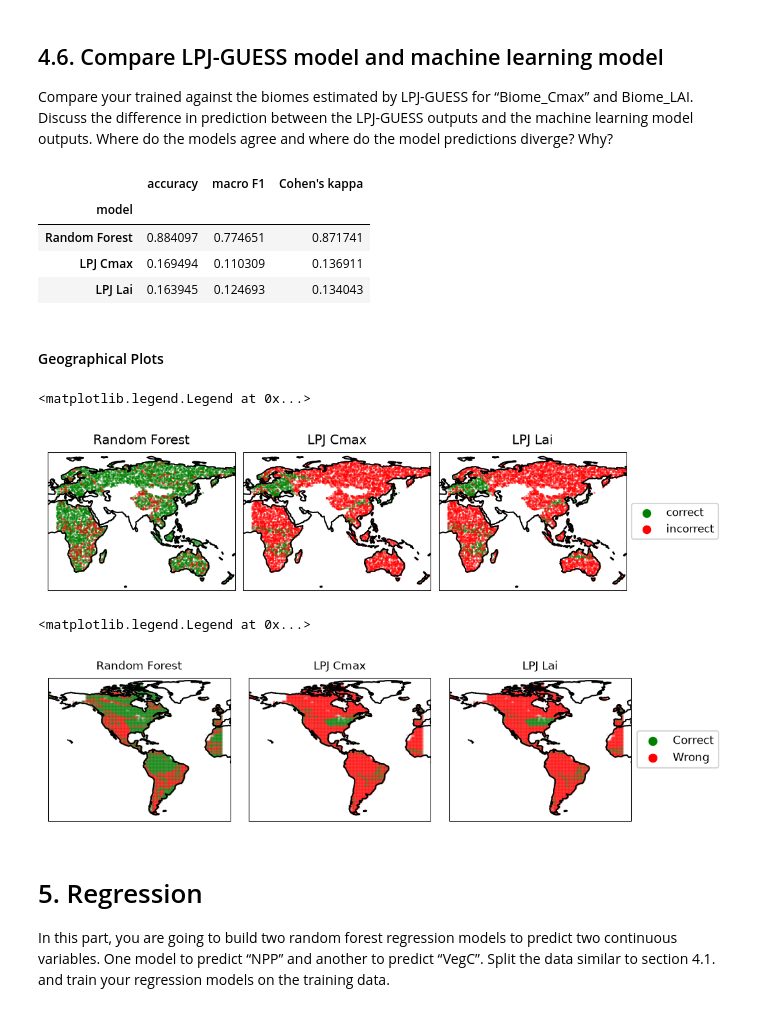
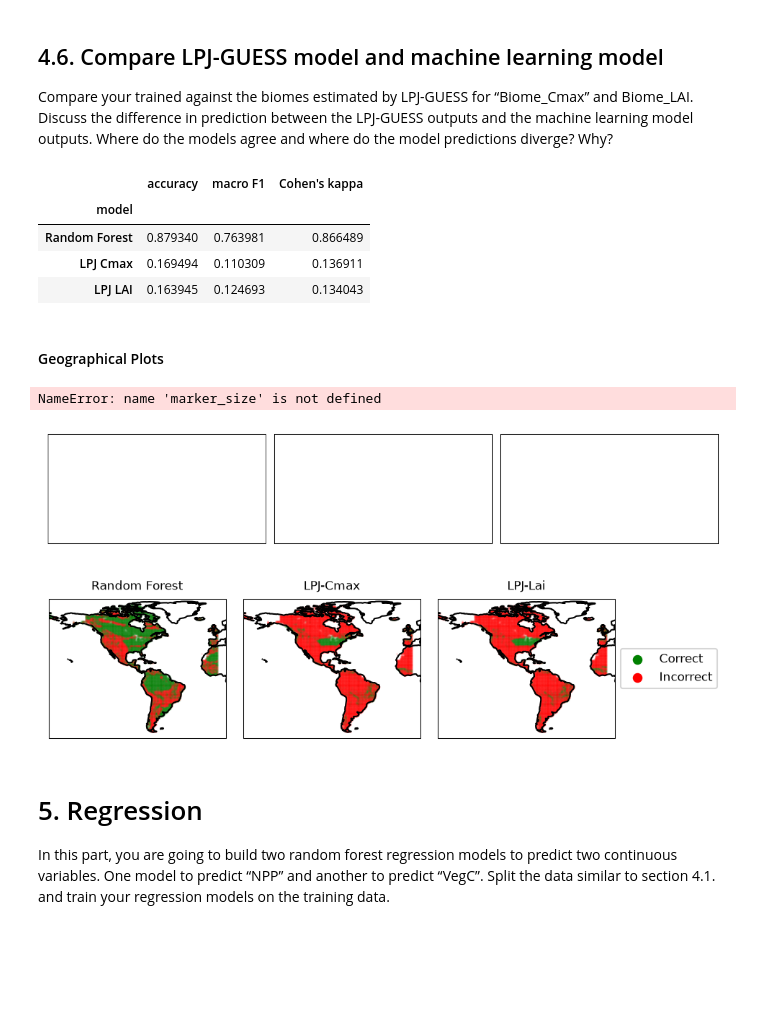
Before and after one commit to AndreaRaaschou/BERN01, a Jupyter notebook: biome_project/Hugo/rewrite.ipynb, the cells around one changed output. Drawn from its saved outputs; the diff is of its cells as text; code cells hidden in the pictures; blank space fills up the shorter version.

```diff
--- a/biome_project/Hugo/rewrite.ipynb
+++ b/biome_project/Hugo/rewrite.ipynb
@@ -655,6 +654,6 @@ display(pd.DataFrame(metrics_multi).set_index("model"))
 # %%
 # plot confusion matrices for tuned model on east and west test sets
-fig, ax = plt.subplots(1, 2, figsize=(6, 3.5), sharey=True, layout="constrained", dpi=150)
+fig, ax = plt.subplots(1, 2, figsize=(5.25, 2.85), sharey=True, layout="constrained", dpi=150)
 
 target_names_east = [biome_names[i-1] for i in set(y_test)]
 target_names_west = [biome_names[i-1] for i in set(y_west)]
@@ -663,7 +662,7 @@ assert target_names_east == target_names_west, "Target names for east and west t
 target_names = target_names_east  # Use the same target names for both confusion matrices
 
 # shorten target names if they are too long
-target_names = [name if len(name) <= 10 else name[:10] + "." for name in target_names]
+target_names = [name if len(name) <= 8 else name[:8] + "." for name in target_names]
 
 ConfusionMatrixDisplay.from_estimator(
     multi_class_tuned, X_test, y_test, display_labels=target_names, cmap=plt.cm.Blues, normalize='true', ax=ax[0], colorbar=False, include_values=False)
@@ -685,8 +684,8 @@ for axis in ax:
         axis.axhline(i - 0.5, color='black', linewidth=0.5, alpha=0.2)
         axis.axvline(i - 0.5, color='black', linewidth=0.5, alpha=0.2)
 
-ax[0].set_title("East Test Set");
-ax[1].set_title("West Test Set");
+ax[0].set_title("East Test Set", fontsize=8);
+ax[1].set_title("West Test Set", fontsize=8);
 
 plt.savefig(FIG_DIR + "multi_class_confusion_matrices.pdf", bbox_inches='tight')
 plt.show()
@@ -794,7 +793,7 @@ test_df = east_df[idx_test]
 obs = y_test
 preds = {"Random Forest": multi_class_tuned.predict(X_test),
         "LPJ Cmax": test_df["Biome_Cmax_lpj"].cast(pl.Int32).to_numpy(),
-        "LPJ Lai": test_df["Biome_LAI_lpj"].cast(pl.Int32).to_numpy()}
+        "LPJ LAI": test_df["Biome_LAI_lpj"].cast(pl.Int32).to_numpy()}
 
 # Evaluate the models and store the metrics in a list of dictionaries
 metrics_comp = []
@@ -807,9 +806,9 @@ display(pd.DataFrame(metrics_comp).set_index("model"))
 # %% [output]
 |  | accuracy | macro F1 | Cohen's kappa |
 | model |  |  |  |
-| Random Forest | 0.884097 | 0.774651 | 0.871741 |
+| Random Forest | 0.879340 | 0.763981 | 0.866489 |
 | LPJ Cmax | 0.169494 | 0.110309 | 0.136911 |
-| LPJ Lai | 0.163945 | 0.124693 | 0.134043 |
+| LPJ LAI | 0.163945 | 0.124693 | 0.134043 |
 # %% [markdown]
 #### Geographical Plots
 # %%
@@ -832,38 +831,39 @@ ax[2].scatter([], [], color="green", label="correct", s=30)
 ax[2].scatter([], [], color="red", label="incorrect", s=30)
 ax[2].legend(fontsize=8, loc="center left", bbox_to_anchor=(1, 0.5))
 # %% [output]
-<matplotlib.legend.Legend at 0x...>
+NameError: name 'marker_size' is not defined
-[figure, old version]
+[figure, new version]
 # %%
 preds = {"Random Forest": multi_class_tuned.predict(X_west),
-        "LPJ Cmax": west_df["Biome_Cmax_lpj"].cast(pl.Int32).to_numpy(),
-        "LPJ Lai": west_df["Biome_LAI_lpj"].cast(pl.Int32).to_numpy()}
+        "LPJ-Cmax": west_df["Biome_Cmax_lpj"].cast(pl.Int32).to_numpy(),
+        "LPJ-Lai": west_df["Biome_LAI_lpj"].cast(pl.Int32).to_numpy()}
 
 # plot 3 maps of west showing where each model is correct or wrong
-fig, ax = plt.subplots(1, 3, figsize=(7, 3), subplot_kw=dict(projection=proj), dpi=150)
+fig, ax = plt.subplots(1, 3, figsize=(6.35, 2), subplot_kw=dict(projection=proj), dpi=150)
 # decrease the space between subplots
 plt.subplots_adjust(wspace=0.1, hspace=0.01)
 
 for i, (name, p) in enumerate(preds.items()):
     cats = {"Correct": ("green", (p==y_west)),
-            "Wrong": ("red", (p!=y_west))}
+            "Incorrect": ("red", (p!=y_west))}
 
     lon, lat = west_df["Lon"].to_numpy(), west_df["Lat"].to_numpy()
     for label, (color, m) in cats.items():
         ax[i].scatter(lon[m], lat[m], s=0.25, alpha=0.1, color=color, transform=proj)
     ax[i].coastlines()
     ax[i].set_title(name, fontsize=8)
 
     # enable rasterization for all scatter plots in the current axis
     for collection in ax[i].collections:
         collection.set_rasterized(True)
 
 ax[2].scatter([], [], color="green", label="Correct", s=30)
-ax[2].scatter([], [], color="red", label="Wrong", s=30)
+ax[2].scatter([], [], color="red", label="Incorrect", s=30)
 ax[2].legend(fontsize=8, loc="center left", bbox_to_anchor=(1, 0.5))
+
+plt.savefig(FIG_DIR + "model_comparison_maps.pdf", bbox_inches='tight')
 # %% [output]
-<matplotlib.legend.Legend at 0x...>
-[figure, old version]
+[figure, new version]
 # %% [markdown]
 # 5. Regression
 
```
Also changed, not shown: parts of 22 cells of this notebook, 2 other files.
